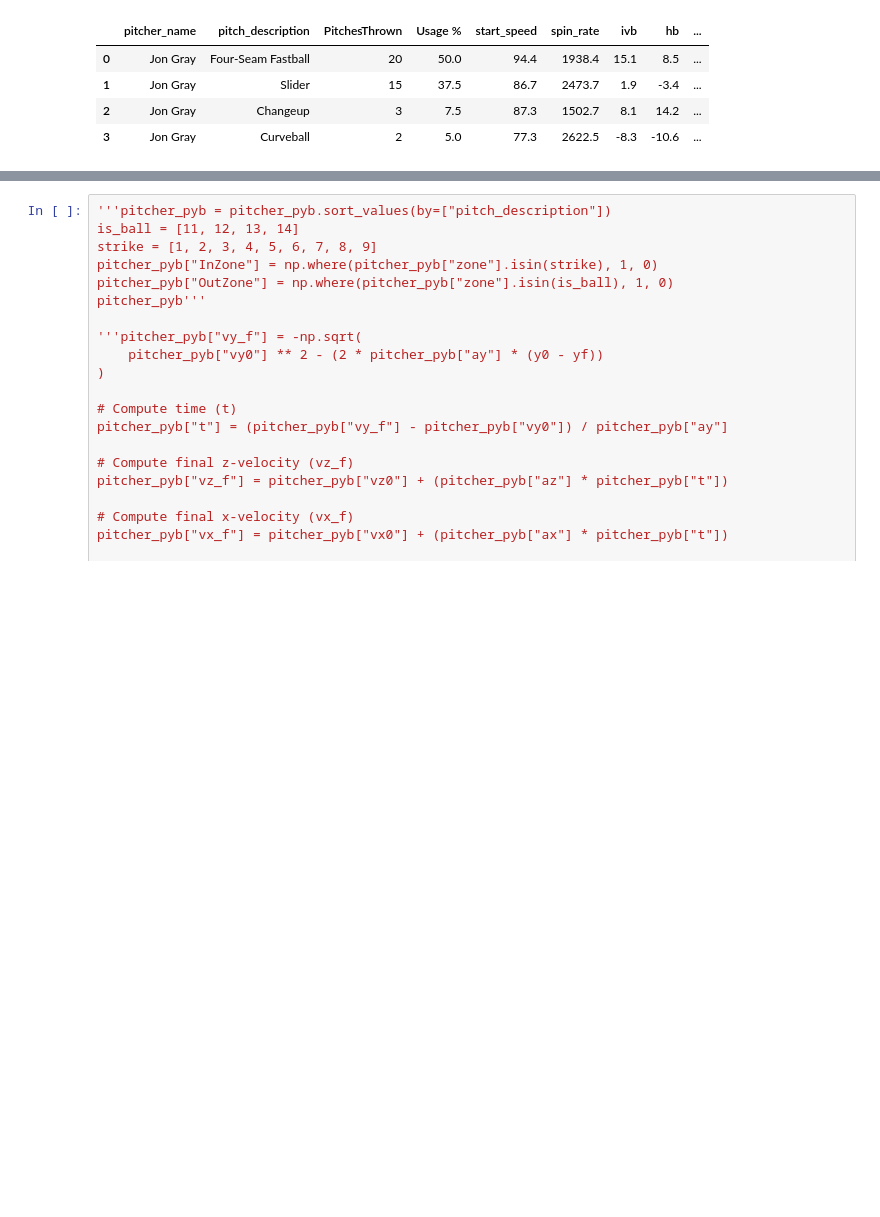
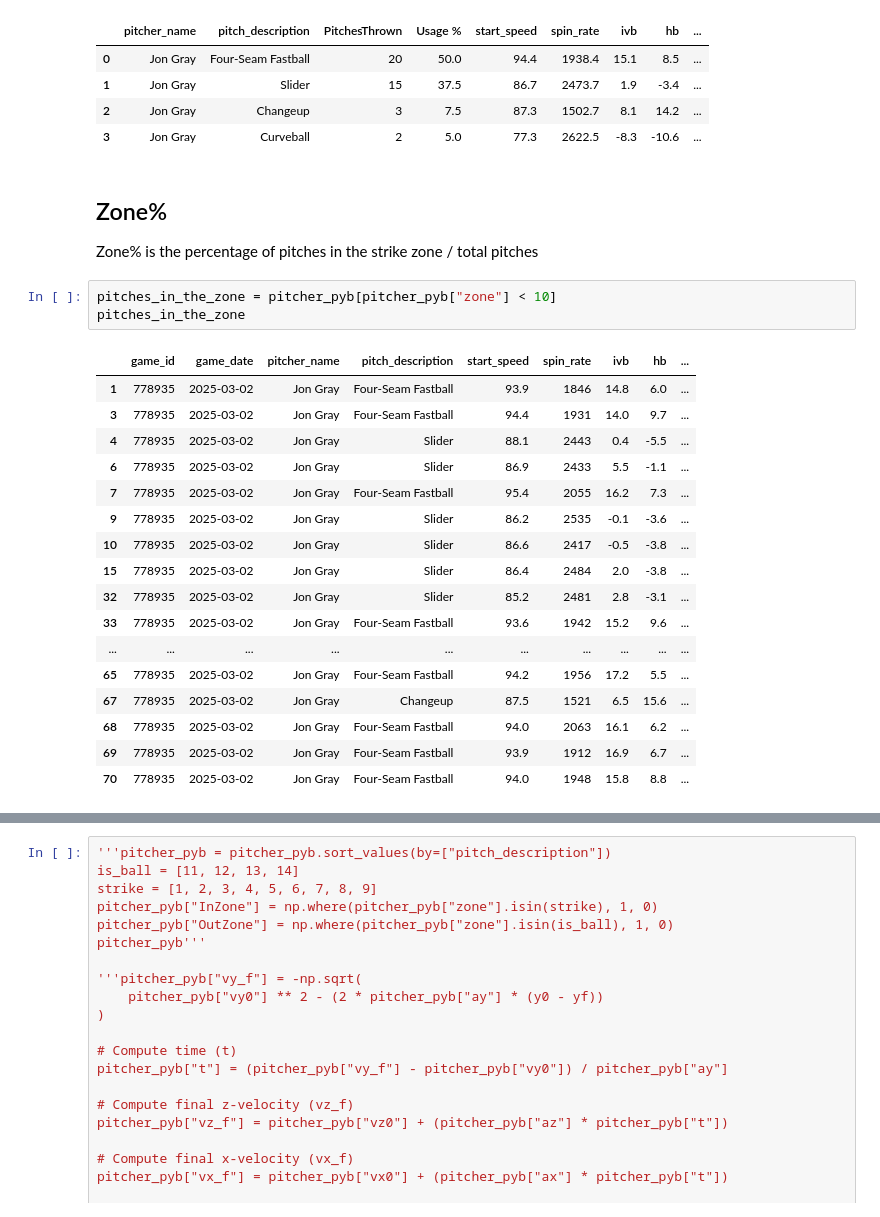
Before and after one commit to CarsonHallford/PitcherData, a Jupyter notebook: MLB_Scraper_Pitcher_Data.ipynb, the cells around one changed output, grey strips where cells are left out. Saved outputs shown, nothing was run; the diff lists cells and outputs as text; blank space fills up the shorter version.

Commit message:
Added Zone% Section

```diff
--- a/MLB_Scraper_Pitcher_Data.ipynb
+++ b/MLB_Scraper_Pitcher_Data.ipynb
@@ -725,3 +725,28 @@ pitch_type_counts
 | 1 | Jon Gray | Slider | 15 | 37.5 | 86.7 | 2473.7 | 1.9 | -3.4 | ... |
 | 2 | Jon Gray | Changeup | 3 | 7.5 | 87.3 | 1502.7 | 8.1 | 14.2 | ... |
 | 3 | Jon Gray | Curveball | 2 | 5.0 | 77.3 | 2622.5 | -8.3 | -10.6 | ... |
+# %% [markdown]
+## Zone%
+
+Zone% is the percentage of pitches in the strike zone / total pitches
+# %%
+pitches_in_the_zone = pitcher_pyb[pitcher_pyb["zone"] < 10]
+pitches_in_the_zone
+# %% [output]
+|  | game_id | game_date | pitcher_name | pitch_description | start_speed | spin_rate | ivb | hb | ... |
+| 1 | 778935 | 2025-03-02 | Jon Gray | Four-Seam Fastball | 93.9 | 1846 | 14.8 | 6.0 | ... |
+| 3 | 778935 | 2025-03-02 | Jon Gray | Four-Seam Fastball | 94.4 | 1931 | 14.0 | 9.7 | ... |
+| 4 | 778935 | 2025-03-02 | Jon Gray | Slider | 88.1 | 2443 | 0.4 | -5.5 | ... |
+| 6 | 778935 | 2025-03-02 | Jon Gray | Slider | 86.9 | 2433 | 5.5 | -1.1 | ... |
+| 7 | 778935 | 2025-03-02 | Jon Gray | Four-Seam Fastball | 95.4 | 2055 | 16.2 | 7.3 | ... |
+| 9 | 778935 | 2025-03-02 | Jon Gray | Slider | 86.2 | 2535 | -0.1 | -3.6 | ... |
+| 10 | 778935 | 2025-03-02 | Jon Gray | Slider | 86.6 | 2417 | -0.5 | -3.8 | ... |
+| 15 | 778935 | 2025-03-02 | Jon Gray | Slider | 86.4 | 2484 | 2.0 | -3.8 | ... |
+| 32 | 778935 | 2025-03-02 | Jon Gray | Slider | 85.2 | 2481 | 2.8 | -3.1 | ... |
+| 33 | 778935 | 2025-03-02 | Jon Gray | Four-Seam Fastball | 93.6 | 1942 | 15.2 | 9.6 | ... |
+| ... | ... | ... | ... | ... | ... | ... | ... | ... | ... |
+| 65 | 778935 | 2025-03-02 | Jon Gray | Four-Seam Fastball | 94.2 | 1956 | 17.2 | 5.5 | ... |
+| 67 | 778935 | 2025-03-02 | Jon Gray | Changeup | 87.5 | 1521 | 6.5 | 15.6 | ... |
+| 68 | 778935 | 2025-03-02 | Jon Gray | Four-Seam Fastball | 94.0 | 2063 | 16.1 | 6.2 | ... |
+| 69 | 778935 | 2025-03-02 | Jon Gray | Four-Seam Fastball | 93.9 | 1912 | 16.9 | 6.7 | ... |
+| 70 | 778935 | 2025-03-02 | Jon Gray | Four-Seam Fastball | 94.0 | 1948 | 15.8 | 8.8 | ... |
```
Also changed, not shown: parts of 3 cells of this notebook.
